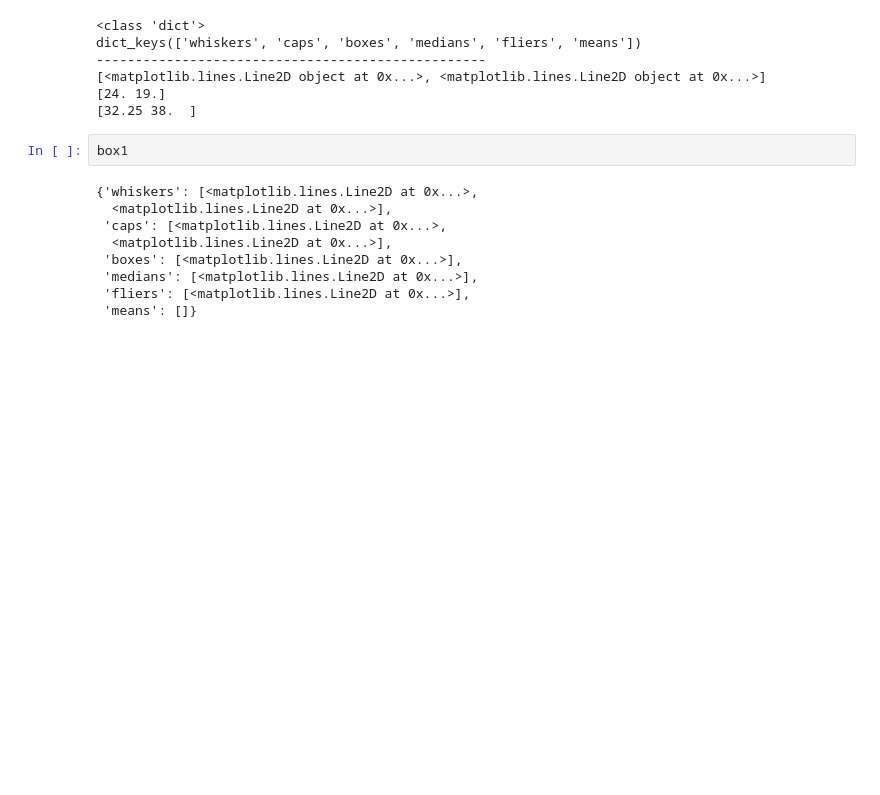
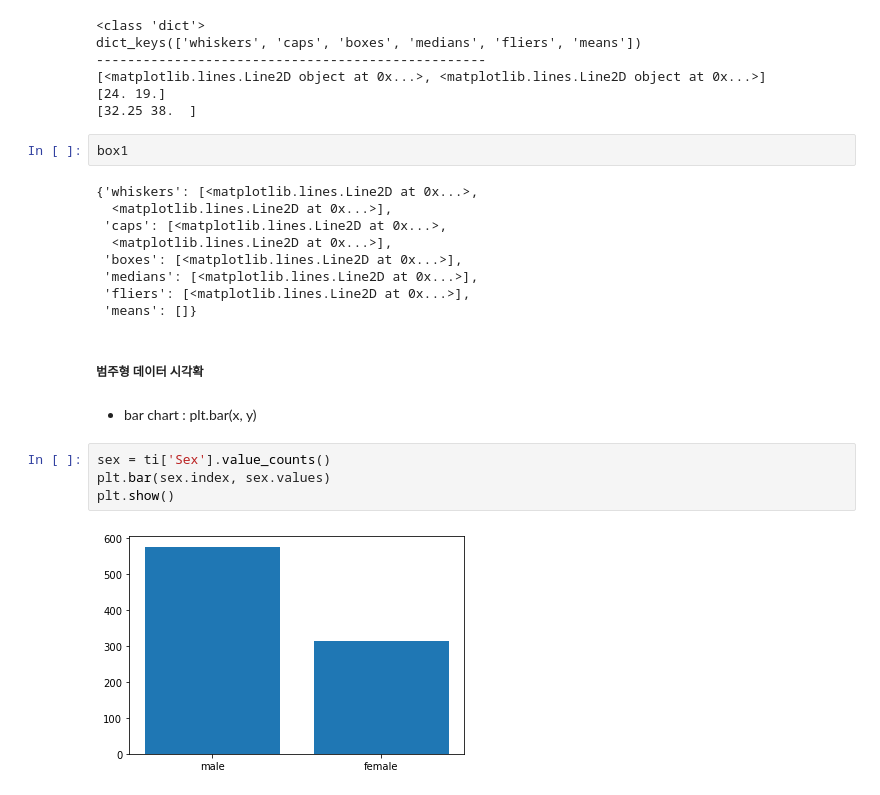
Before and after one commit to mskyun721/aivle_python, a Jupyter notebook: Class/matplotlib.ipynb, the cells around one changed output. Drawn from its saved outputs; the diff is of its cells as text; blank space fills up the shorter version.

```diff
--- a/Class/matplotlib.ipynb
+++ b/Class/matplotlib.ipynb
@@ -400,3 +401,13 @@ box1
  'medians': [<matplotlib.lines.Line2D at 0x...>],
  'fliers': [<matplotlib.lines.Line2D at 0x...>],
  'means': []}
+# %% [markdown]
+##### 범주형 데이터 시각확
+# %% [markdown]
+* bar chart : plt.bar(x, y)
+# %%
+sex = ti['Sex'].value_counts()
+plt.bar(sex.index, sex.values)
+plt.show()
+# %% [output]
+[figure, added]
```
Also changed, not shown: parts of 27 cells of this notebook.
